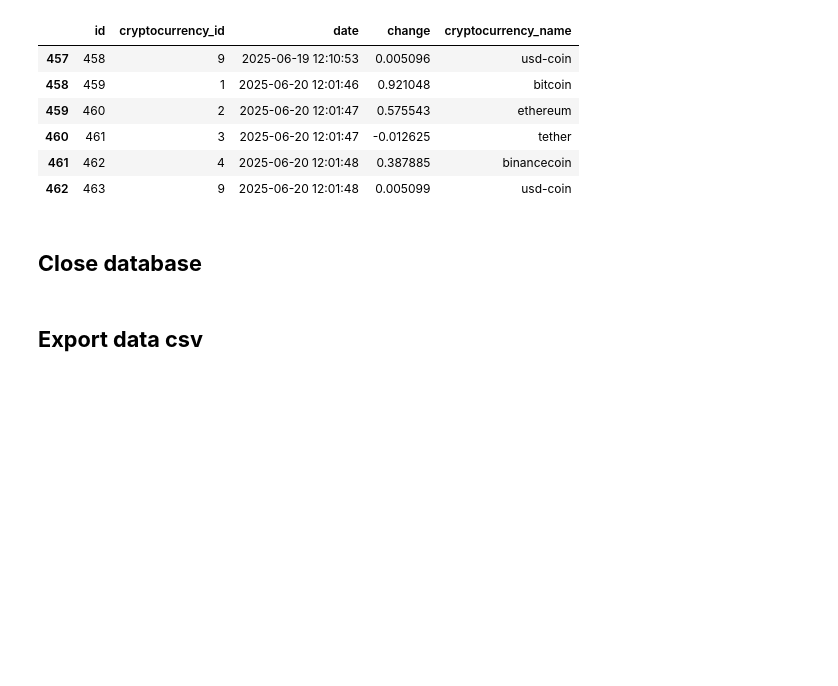
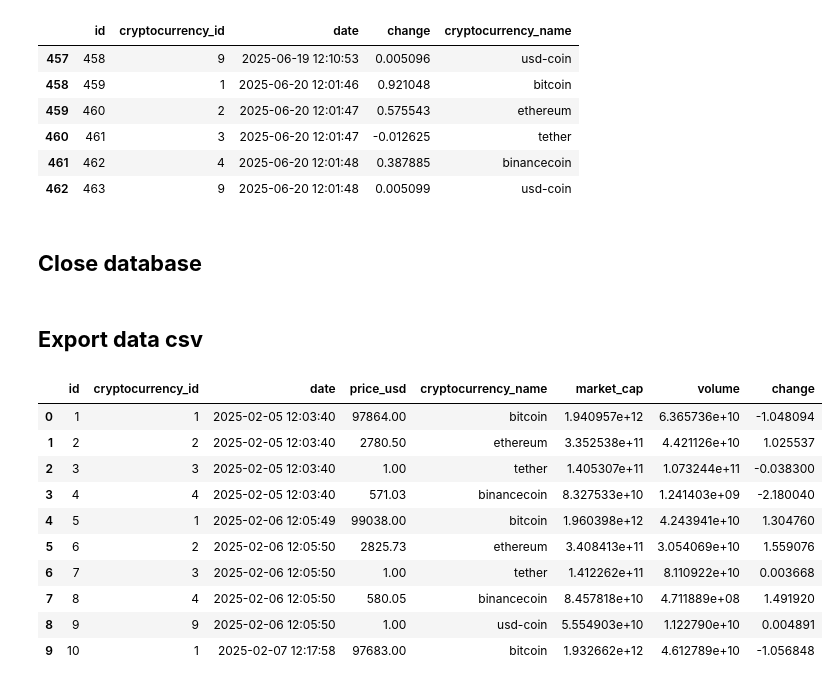
Before and after one commit to irene-martin-rod/CryptoTrendPredictor, a Jupyter notebook: notebooks/obtain_data.ipynb, the cells around one changed output. Saved outputs shown, nothing was run; the diff lists cells and outputs as text; code cells hidden in the pictures; blank space fills up the shorter version.

```diff
--- a/notebooks/obtain_data.ipynb
+++ b/notebooks/obtain_data.ipynb
@@ -141,10 +141,22 @@ conn.close()
 ## **Export data csv**
 # %%
 # Unify all dataframes
-# dataframes = [price_crypto, market, trans_volume, value_change]
-# common_columns = ["id", "cryptocurrency_id", "date", "cryptocurrency_name"]
+dataframes = [price_crypto, market, trans_volume, value_change]
+common_columns = ["id", "cryptocurrency_id", "date", "cryptocurrency_name"]
 
-# unified_dataframe = reduce(lambda left, right: pd.merge(left, right, on=common_columns, how='outer'), dataframes)
-# unified_dataframe.head(10)
+unified_dataframe = reduce(lambda left, right: pd.merge(left, right, on=common_columns, how='outer'), dataframes)
+unified_dataframe.head(10)
+# %% [output]
+|  | id | cryptocurrency_id | date | price_usd | cryptocurrency_name | market_cap | volume | change |
+| 0 | 1 | 1 | 2025-02-05 12:03:40 | 97864.00 | bitcoin | 1.940957e+12 | 6.365736e+10 | -1.048094 |
+| 1 | 2 | 2 | 2025-02-05 12:03:40 | 2780.50 | ethereum | 3.352538e+11 | 4.421126e+10 | 1.025537 |
+| 2 | 3 | 3 | 2025-02-05 12:03:40 | 1.00 | tether | 1.405307e+11 | 1.073244e+11 | -0.038300 |
+| 3 | 4 | 4 | 2025-02-05 12:03:40 | 571.03 | binancecoin | 8.327533e+10 | 1.241403e+09 | -2.180040 |
+| 4 | 5 | 1 | 2025-02-06 12:05:49 | 99038.00 | bitcoin | 1.960398e+12 | 4.243941e+10 | 1.304760 |
+| 5 | 6 | 2 | 2025-02-06 12:05:50 | 2825.73 | ethereum | 3.408413e+11 | 3.054069e+10 | 1.559076 |
+| 6 | 7 | 3 | 2025-02-06 12:05:50 | 1.00 | tether | 1.412262e+11 | 8.110922e+10 | 0.003668 |
+| 7 | 8 | 4 | 2025-02-06 12:05:50 | 580.05 | binancecoin | 8.457818e+10 | 4.711889e+08 | 1.491920 |
+| 8 | 9 | 9 | 2025-02-06 12:05:50 | 1.00 | usd-coin | 5.554903e+10 | 1.122790e+10 | 0.004891 |
+| 9 | 10 | 1 | 2025-02-07 12:17:58 | 97683.00 | bitcoin | 1.932662e+12 | 4.612789e+10 | -1.056848 |
 # %%
 # Export csv
```
Also changed, not shown: parts of 1 cell of this notebook, 2 other files.
